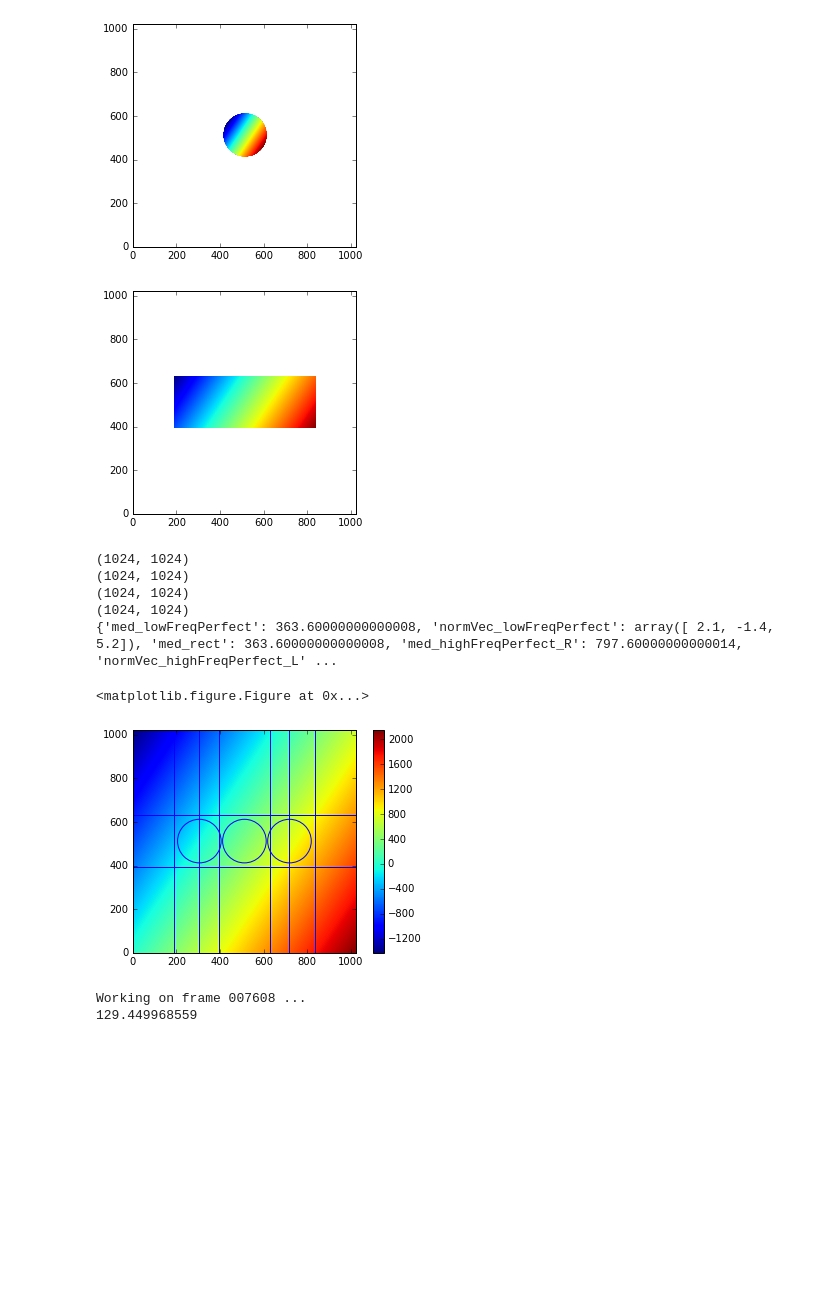
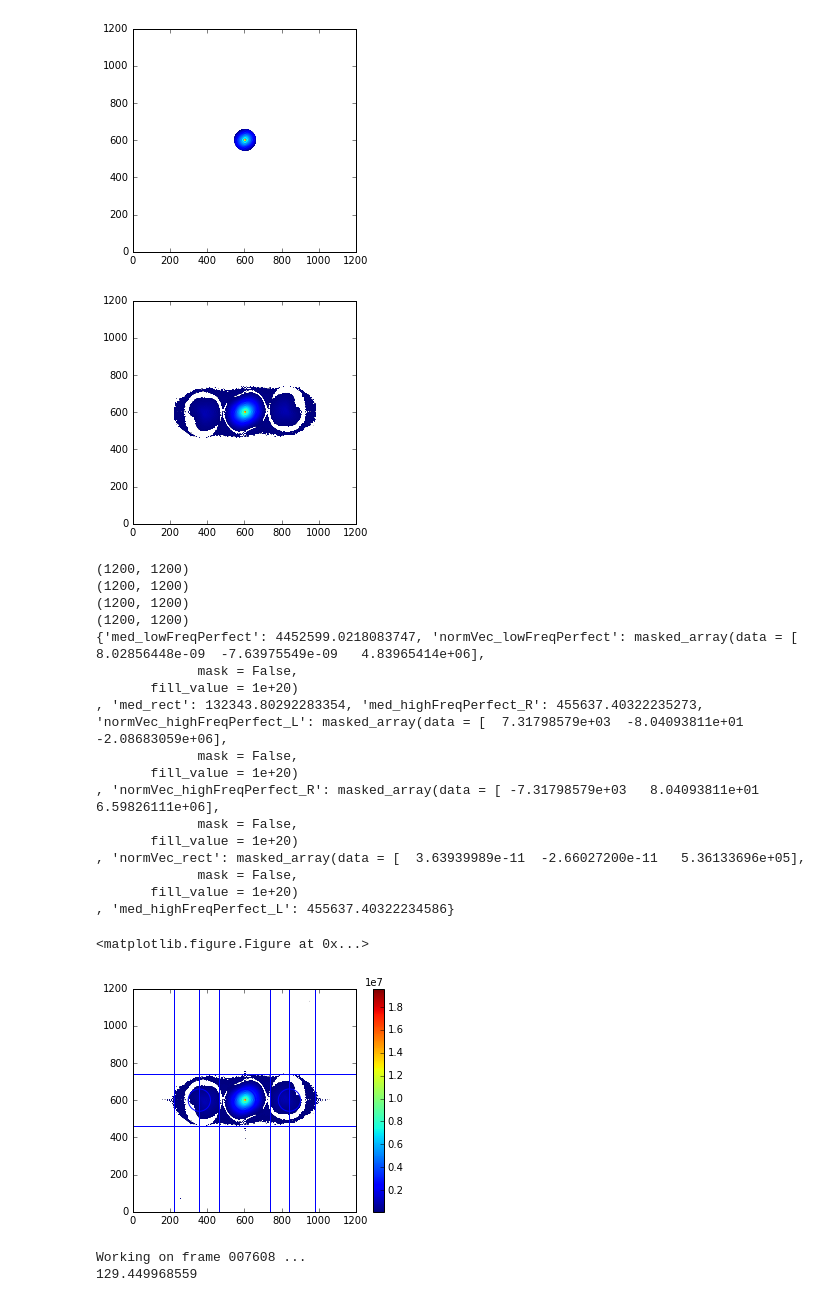
Before and after one commit to mwanakijiji/lbti_fizeau_control, a Jupyter notebook: testing_making_set_masks.ipynb, the cells around one changed output. Cells and saved outputs as stored; diff of their text form; code cells hidden in the pictures; blank space fills up the shorter version.

Commit message:
finding slopes of array cutouts working!

```diff
--- a/testing_making_set_masks.ipynb
+++ b/testing_making_set_masks.ipynb
@@ -220,31 +214,13 @@ def fftMask(sciImg,wavel_lambda,plateScale):
 
     return dictFFTstuff
-# %%
-# make test data
-
-row, col = np.indices((1024,1024))
-image = np.ones((2048,2048), dtype=np.float64)
-psf_loc = [1024, 1024]
-#amp = np.ones((1024,1024), dtype=np.float64)*3
-#amp[:,0:512] = -3
-amp = row.astype(np.float64)
-amp -= np.median(amp)
-amp[:,:264] = np.nan
-amp[:,350:] = np.nan
-#arg = np.ones((1024,1024), dtype=np.float64)*4
-#arg[:,0:512] = -2
-arg = col.astype(np.float64)
-arg -= np.median(arg)
-arg = 2000*arg
 # %%
 import numpy as np
 import matplotlib.pyplot as plt
 from mpl_toolkits import mplot3d
-a = 2.1
-b = -1.4
+a = -5.1
+b = 0
 c = 5.2
 X, Y = np.meshgrid(np.arange(1024),np.arange(1024))
-Z = a*X + b*Y + c
 # %%
 amp = Z
 image = Z
@@ -261,7 +237,7 @@ for f in range(8608,8609):  # 9510
 
         print('Working on frame '+str("{:0>6d}".format(f))+' ...')
 
-        ## ## image, header = fits.getdata(filename_str,0,header=True)
+        image, header = fits.getdata(filename_str,0,header=True)
 
         # a perfect PSF
         #image, header = fits.getdata(stem+'perfect_psf.fits',0,header=True)
@@ -275,7 +251,7 @@ for f in range(8608,8609):  # 9510
 
         # take FFT
         cookie_cut = image[psf_loc[0]-cookie_size:psf_loc[0]+cookie_size,psf_loc[1]-cookie_size:psf_loc[1]+cookie_size]
-        ## ## amp, arg = fft_img(cookie_cut).fft(padding=int(5*cookie_size), mask_thresh=1e5)
+        amp, arg = fft_img(cookie_cut).fft(padding=int(5*cookie_size), mask_thresh=1e5)
 
         #print(np.shape(cookie_cut))
 
@@ -288,26 +264,8 @@ for f in range(8608,8609):  # 9510
 
         fftInfo_amp = fftMask(amp,wavel_lambda,plateScale)
         print(fftInfo_amp)
-        #fftInfo_arg = fftMask(arg,wavel_lambda,plateScale)
-        #print(fftInfo_arg)
 
 
         plt.show()
-
-        #highFreqNode = amp[line_M1diam_pixOnFFT[0]:line_M1diam_pixOnFFT[1],line_M1diam_pixOnFFT[1]:line_edge2edge_pixOnFFT[1]]
-
-        #ampArray = np.concatenate((ampArray, [np.median(highFreqNode)]))
-        #framenumArray = np.concatenate((framenumArray, [f]))
-
-        #plt.clf()
-        #plt.imshow(highFreqNode)
-
-
-
-
-
-        #plt.savefig("images/psf_altair_fft_check_"+str("{:0>6d}".format(f))+".png", dpi=300, overwrite=False)
-        #plt.savefig("images/test.pdf", dpi=300, overwrite=True)
-        #plt.clf()
 # %% [output]
 Working on frame 008608 ...
@@ -316,12 +274,24 @@ Working on frame 008608 ...
-[figure, old version]
+[figure, new version]
-[figure, old version]
+[figure, new version]
-(1024, 1024)
-(1024, 1024)
-(1024, 1024)
-(1024, 1024)
-{'med_lowFreqPerfect': 363.60000000000008, 'normVec_lowFreqPerfect': array([ 2.1, -1.4,  5.2]), 'med_rect': 363.60000000000008, 'med_highFreqPerfect_R': 797.60000000000014, 'normVec_highFreqPerfect_L' ...
+(1200, 1200)
+(1200, 1200)
+(1200, 1200)
+(1200, 1200)
+{'med_lowFreqPerfect': 4452599.0218083747, 'normVec_lowFreqPerfect': masked_array(data = [  8.02856448e-09  -7.63975549e-09   4.83965414e+06],
+             mask = False,
+       fill_value = 1e+20)
+, 'med_rect': 132343.80292283354, 'med_highFreqPerfect_R': 455637.40322235273, 'normVec_highFreqPerfect_L': masked_array(data = [  7.31798579e+03  -8.04093811e+01  -2.08683059e+06],
+             mask = False,
+       fill_value = 1e+20)
+, 'normVec_highFreqPerfect_R': masked_array(data = [ -7.31798579e+03   8.04093811e+01   6.59826111e+06],
+             mask = False,
+       fill_value = 1e+20)
+, 'normVec_rect': masked_array(data = [  3.63939989e-11  -2.66027200e-11   5.36133696e+05],
+             mask = False,
+       fill_value = 1e+20)
+, 'med_highFreqPerfect_L': 455637.40322234586}
 <matplotlib.figure.Figure at 0x...>
-[figure, old version]
+[figure, new version]
 # %%
 # for loop to take cookie cut-outs of Fizeau/Airy PSFs, and take FFTs
 
```
Also changed, not shown: parts of 2 cells of this notebook.
